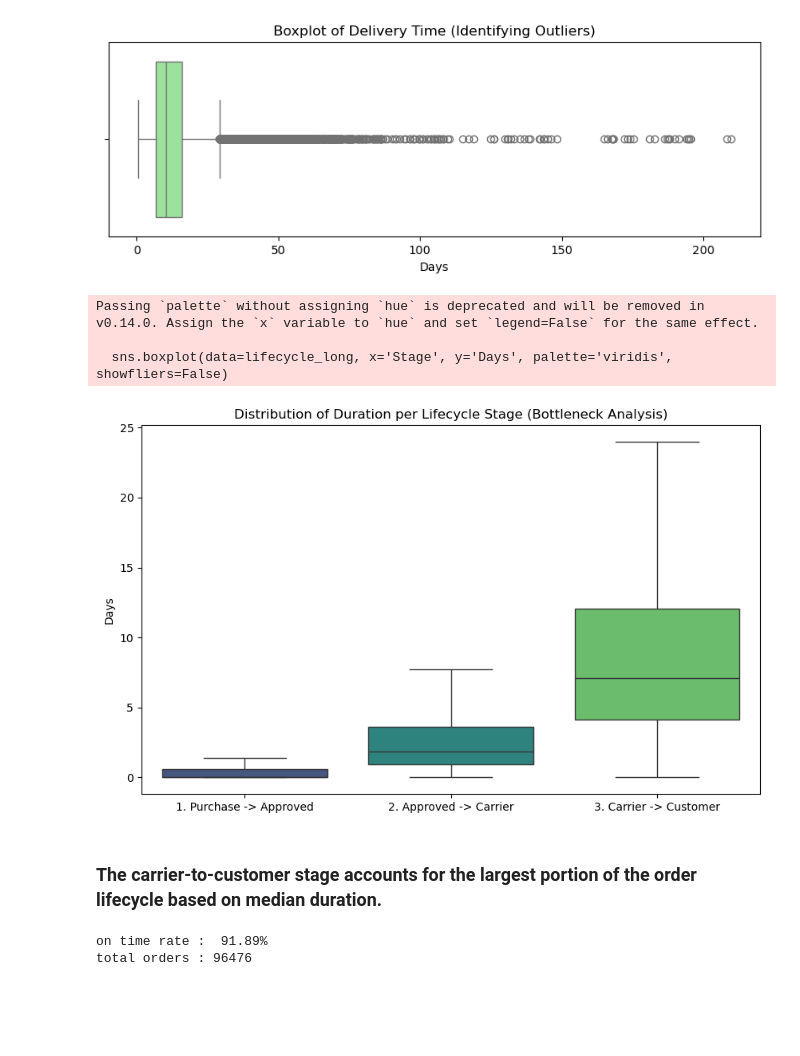
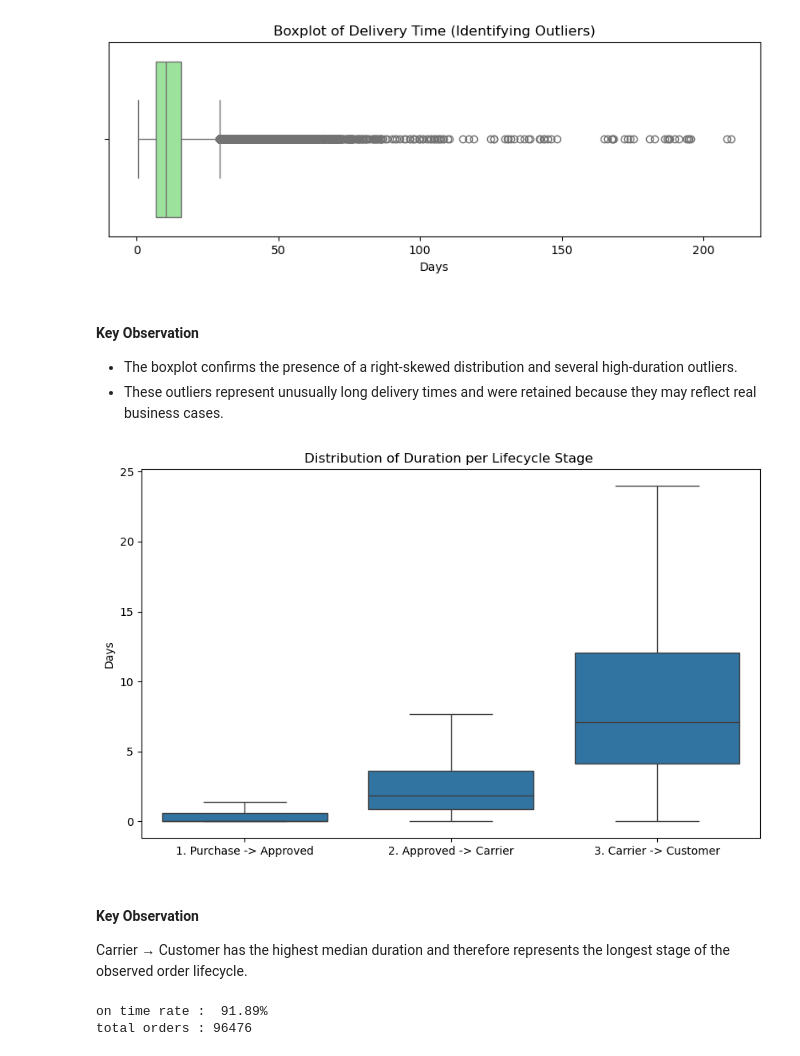
Before and after one commit to AminrezaAman/brazilian-ecommerce-analytics, a Jupyter notebook: notebooks/03_Exploratory_Data_Analysis.ipynb, the cells around one changed output. Saved outputs shown, nothing was run; the diff lists cells and outputs as text; code cells hidden in the pictures; blank space fills up the shorter version.

```diff
--- a/notebooks/03_Exploratory_Data_Analysis.ipynb
+++ b/notebooks/03_Exploratory_Data_Analysis.ipynb
@@ -97,6 +86,0 @@ plt.show()
-# %%
-orders_cleaned['has_invalid_duration'] = (
- (orders_cleaned['approval_to_carrier_hours'] < 0 ) |
- (orders_cleaned['carrier_to_customer_hours'] < 0)
-)
-orders_cleaned['has_invalid_duration'].sum()
@@ -134,24 +137,33 @@ plt.xlabel('Days')
 plt.show()
 # %% [output]
 [figure]
+# %% [markdown]
+#### Key Observation
+
+- The boxplot confirms the presence of a right-skewed distribution and several high-duration outliers.
+- These outliers represent unusually long delivery times and were retained because they may reflect real business cases.
 # %%
+valid_lifecycle = orders_cleaned[
+    (orders_cleaned['purchase_to_approved_hours'] >= 0) &
+    (orders_cleaned['approval_to_carrier_hours'] >= 0) &
+    (orders_cleaned['carrier_to_customer_hours'] >= 0)
+]
+
 lifecycle_long = pd.DataFrame({
-    '1. Purchase -> Approved': valid_orders['purchase_to_approved_hours'] / 24,
-    '2. Approved -> Carrier': valid_orders['approval_to_carrier_hours'] / 24,
-    '3. Carrier -> Customer': valid_orders['carrier_to_customer_hours'] / 24
+    '1. Purchase -> Approved': valid_lifecycle['purchase_to_approved_hours'] / 24,
+    '2. Approved -> Carrier': valid_lifecycle['approval_to_carrier_hours'] / 24,
+    '3. Carrier -> Customer': valid_lifecycle['carrier_to_customer_hours'] / 24
 }).melt(var_name='Stage', value_name='Days')
 
 plt.figure(figsize=(10, 6))
-sns.boxplot(data=lifecycle_long, x='Stage', y='Days', palette='viridis', showfliers=False)
-plt.title('Distribution of Duration per Lifecycle Stage (Bottleneck Analysis)')
+sns.boxplot(data=lifecycle_long, x='Stage', y='Days', showfliers=False)
+plt.title('Distribution of Duration per Lifecycle Stage ')
 plt.ylabel('Days')
 plt.xlabel('')
 plt.show()
 # %% [output]
-Passing `palette` without assigning `hue` is deprecated and will be removed in v0.14.0. Assign the `x` variable to `hue` and set `legend=False` for the same effect.
-
-  sns.boxplot(data=lifecycle_long, x='Stage', y='Days', palette='viridis', showfliers=False)
-[figure, old version]
+[figure, new version]
 # %% [markdown]
-### The carrier-to-customer stage accounts for the largest portion of the order lifecycle based on median duration.
+#### Key Observation
+Carrier → Customer has the highest median duration and therefore represents the longest stage of the observed order lifecycle.
 # %%
```
Also changed, not shown: parts of 29 cells of this notebook.
